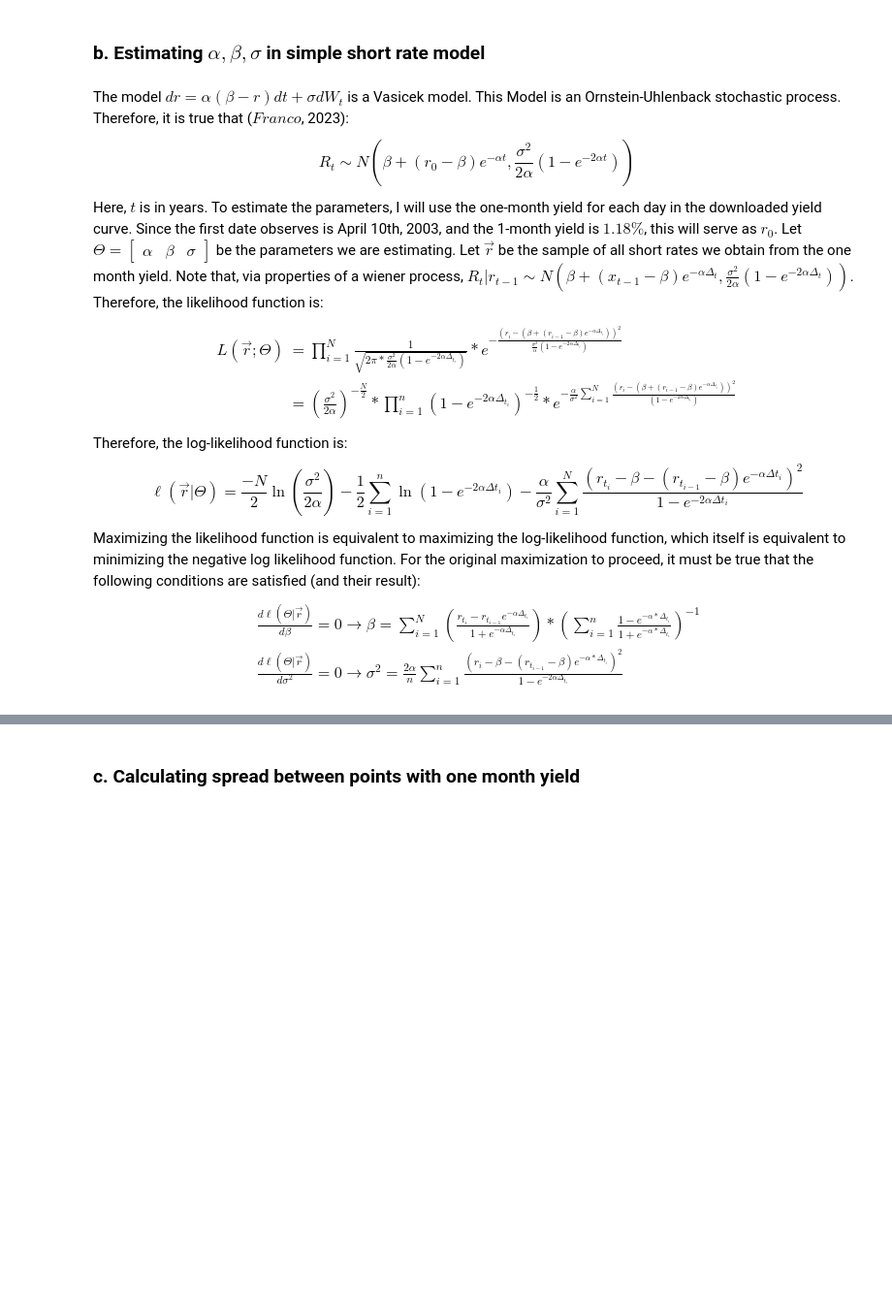
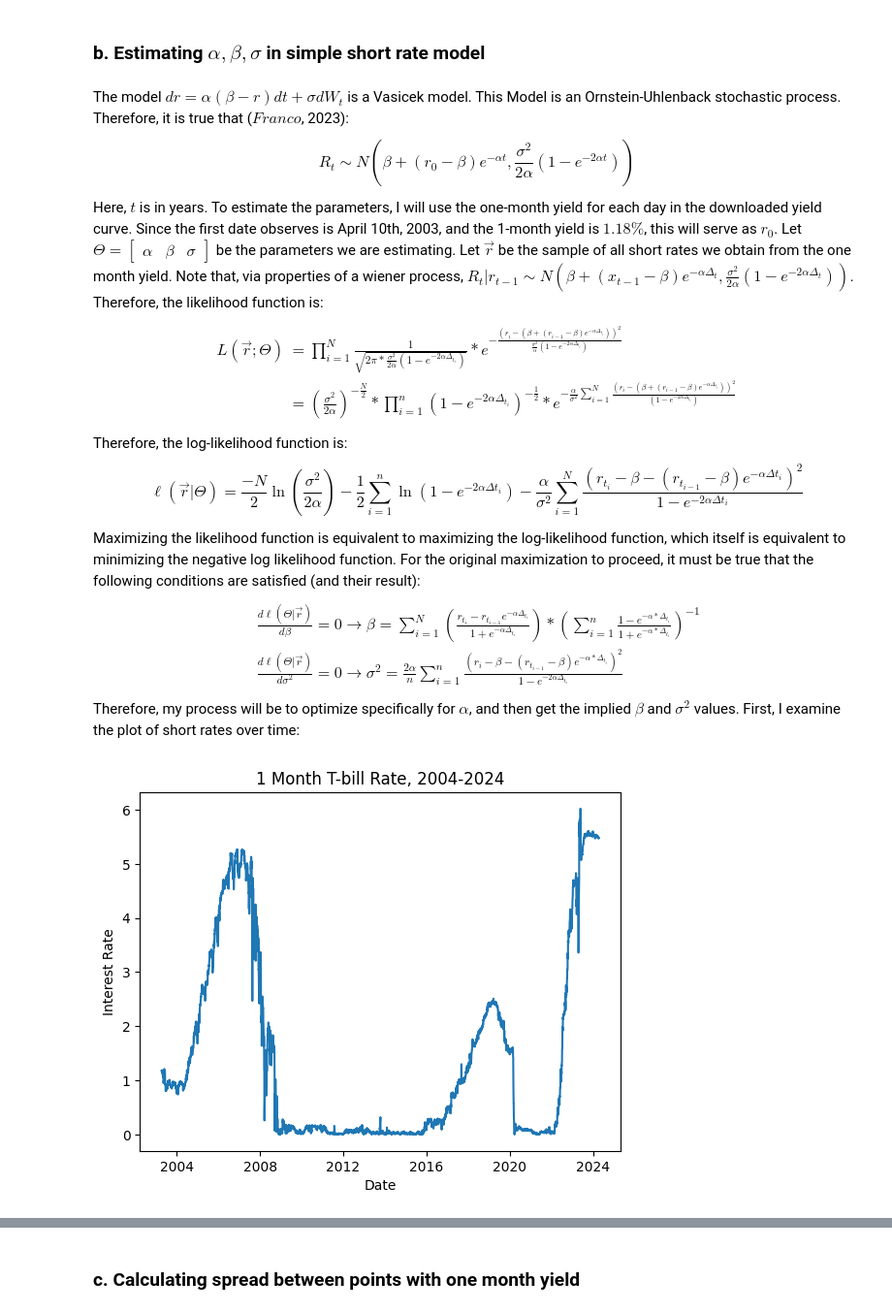
Before and after one commit to dg3358/Columbia-MATH-5450, a Jupyter notebook: HW 3/HW-3.ipynb, the cells around one changed output, grey strips where cells are left out. Shown at 97% size. Saved outputs shown, nothing was run; the diff lists cells and outputs as text; code cells hidden in the pictures; blank space fills up the shorter version.

```diff
--- a/HW 3/HW-3.ipynb
+++ b/HW 3/HW-3.ipynb
@@ -114,3 +114,13 @@ $$
 \right)^2}{1 - e^{-2\alpha \Delta_{t_i}}}
 \end{align*}
 $$
+Therefore, my process will be to optimize specifically for $\alpha$, and then get the implied $\beta$ and $\sigma^2$ values. First, I examine the plot of short rates over time:
+# %%
+r_now = yieldcurve["DGS1MO"].values[1:]
+plt.plot(yieldcurve.index[1:], r_now)
+plt.title("1 Month T-bill Rate, 2004-2024")
+plt.xlabel("Date")
+plt.ylabel("Interest Rate")
+plt.show()
+# %% [output]
+[figure, added]
```
Also changed, not shown: parts of 16 cells of this notebook.
